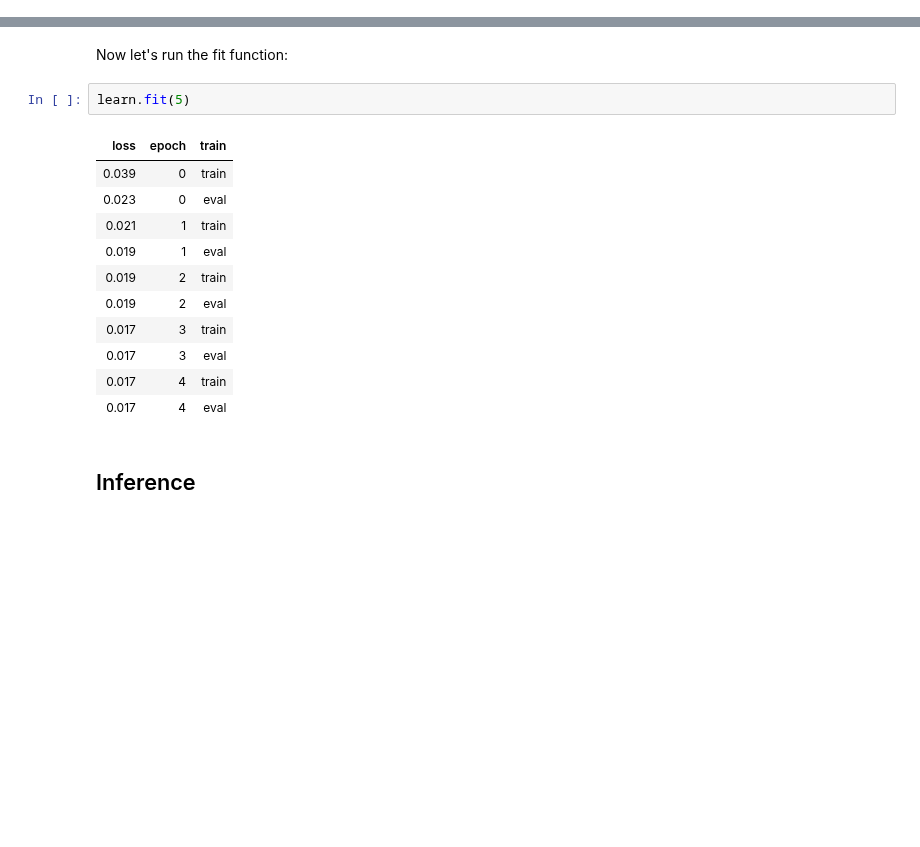
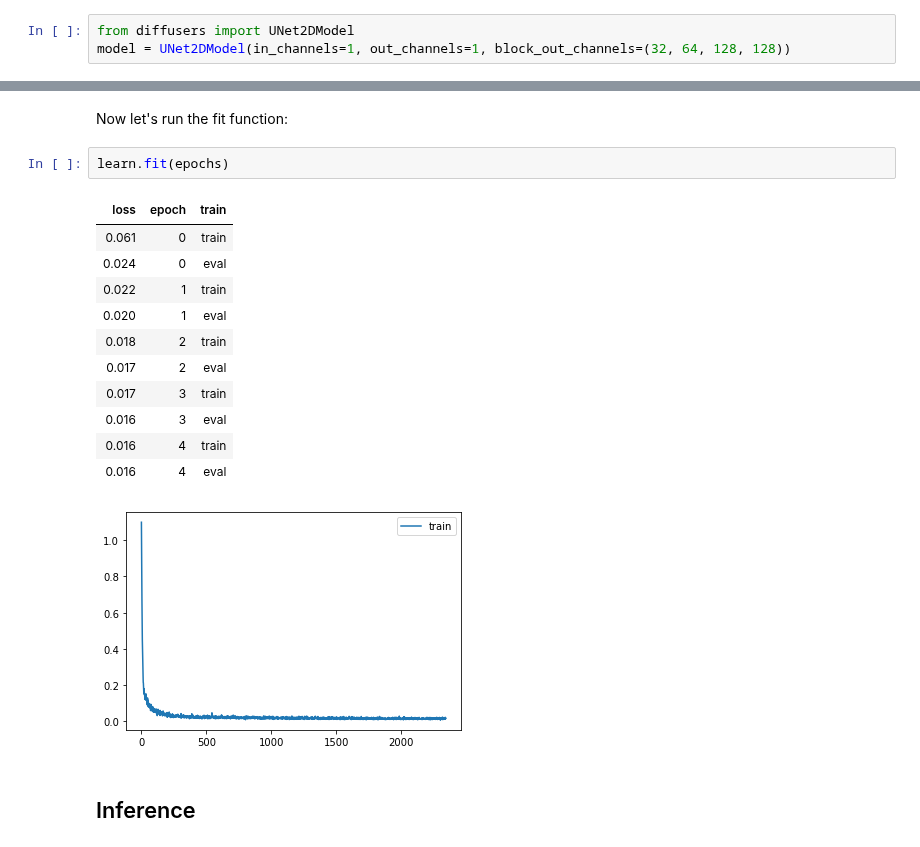
Before and after one commit to fastai/course22p2, a Jupyter notebook: nbs/16_DDPM.ipynb, the cells around one changed output, grey strips where cells are left out. Saved outputs shown, nothing was run; the diff lists cells and outputs as text; blank space fills up the shorter version.

```diff
--- a/nbs/16_DDPM.ipynb
+++ b/nbs/16_DDPM.ipynb
@@ -81,3 +77,6 @@ model = Unet(dim=32, channels=1, dim_mults=(1,2,2,))
+# %%
+from diffusers import UNet2DModel
+model = UNet2DModel(in_channels=1, out_channels=1, block_out_channels=(32, 64, 128, 128))
 # %% [markdown]
 ## Training - easy with a callback!
 # %% [markdown]
@@ -141,19 +145,20 @@ learn = Learner(model, dls, nn.MSELoss(), lr=1e-3, cbs=cbs, opt_func=optim.Adam)
 # %% [markdown]
 Now let's run the fit function:
-# %%
-learn.fit(5)
-# %% [output]
-| loss | epoch | train |
-| 0.039 | 0 | train |
-| 0.023 | 0 | eval |
-| 0.021 | 1 | train |
-| 0.019 | 1 | eval |
-| 0.019 | 2 | train |
-| 0.019 | 2 | eval |
-| 0.017 | 3 | train |
-| 0.017 | 3 | eval |
-| 0.017 | 4 | train |
-| 0.017 | 4 | eval |
+# %%
+learn.fit(epochs)
+# %% [output]
+| loss | epoch | train |
+| 0.061 | 0 | train |
+| 0.024 | 0 | eval |
+| 0.022 | 1 | train |
+| 0.020 | 1 | eval |
+| 0.018 | 2 | train |
+| 0.017 | 2 | eval |
+| 0.017 | 3 | train |
+| 0.016 | 3 | eval |
+| 0.016 | 4 | train |
+| 0.016 | 4 | eval |
+[figure, added]
 # %% [markdown]
 ## Inference
 # %% [markdown]
```
Also changed, not shown: parts of 9 cells of this notebook, 4 other files.
